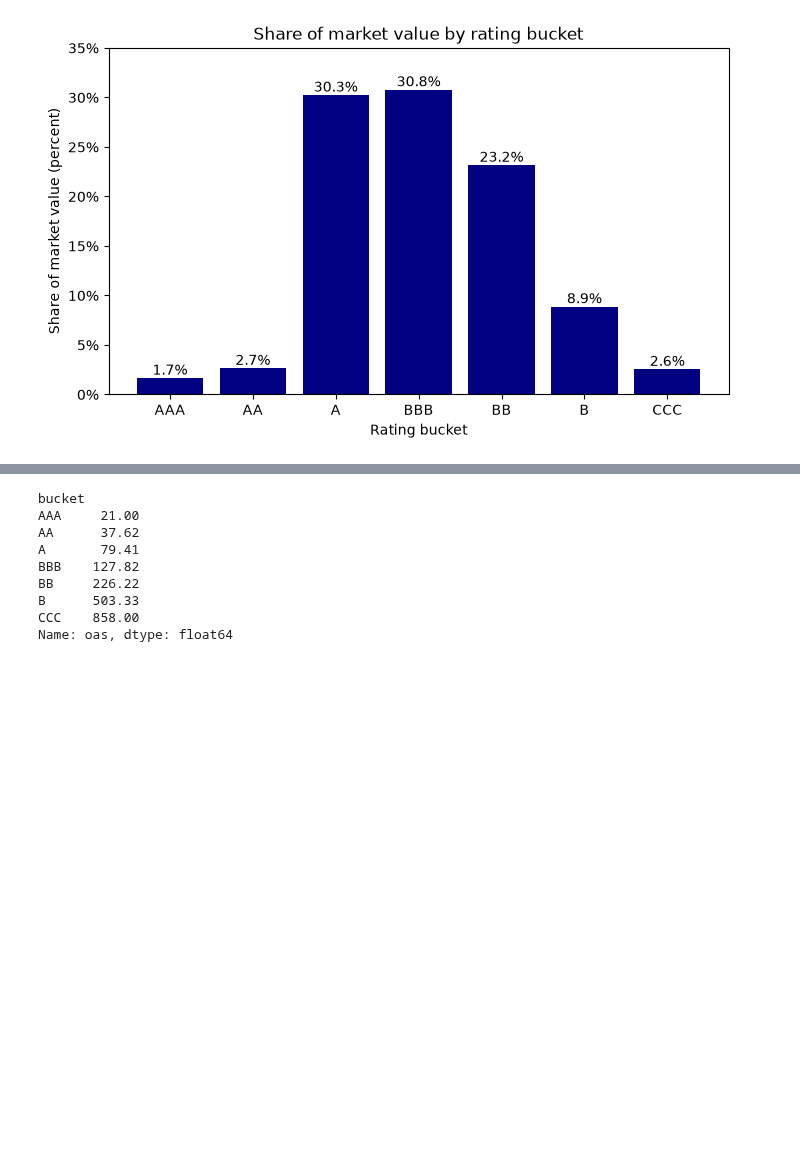
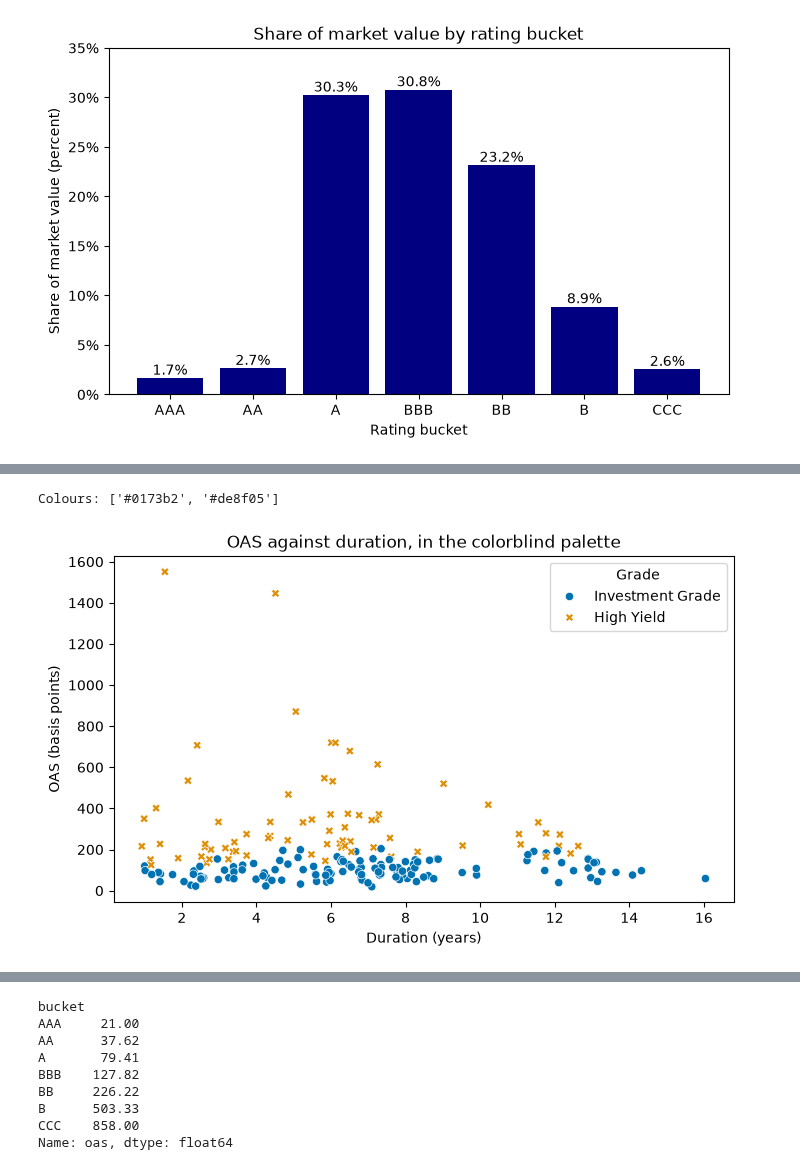
Before and after one commit to lenamonj/python-fixed-income, a Jupyter notebook: course1_python_foundations/week3/day2/12_visualization_more.ipynb, the cells around one changed output, grey strips where cells are left out. Cells and saved outputs as stored; diff of their text form; code cells hidden in the pictures; blank space fills up the shorter version.

```diff
--- a/course1_python_foundations/week3/day2/12_visualization_more.ipynb
+++ b/course1_python_foundations/week3/day2/12_visualization_more.ipynb
@@ -1147,0 +1235,19 @@ Q. Draw OAS against duration in two panels, one for each grade.
+# %%
+# the first two colours of seaborn's colorblind palette, as hex codes
+two_colours = sns.color_palette('colorblind').as_hex()[:2]
+print(f'Colours: {two_colours}')
+
+fig, ax = plt.subplots(figsize=(8, 4.5))
+
+# palette= names the set of colours. style= gives each grade its own marker shape as well.
+sns.scatterplot(data=book, x='duration', y='oas', hue='grade', style='grade', palette='colorblind', ax=ax)
+
+ax.legend(title='Grade')
+ax.set_title('OAS against duration, in the colorblind palette')
+ax.set_xlabel('Duration (years)')
+ax.set_ylabel('OAS (basis points)')
+
+plt.show()
+# %% [output]
+Colours: ['#0173b2', '#de8f05']
+[figure, added]
```
Also changed, not shown: parts of 28 cells of this notebook, 38 other files.
